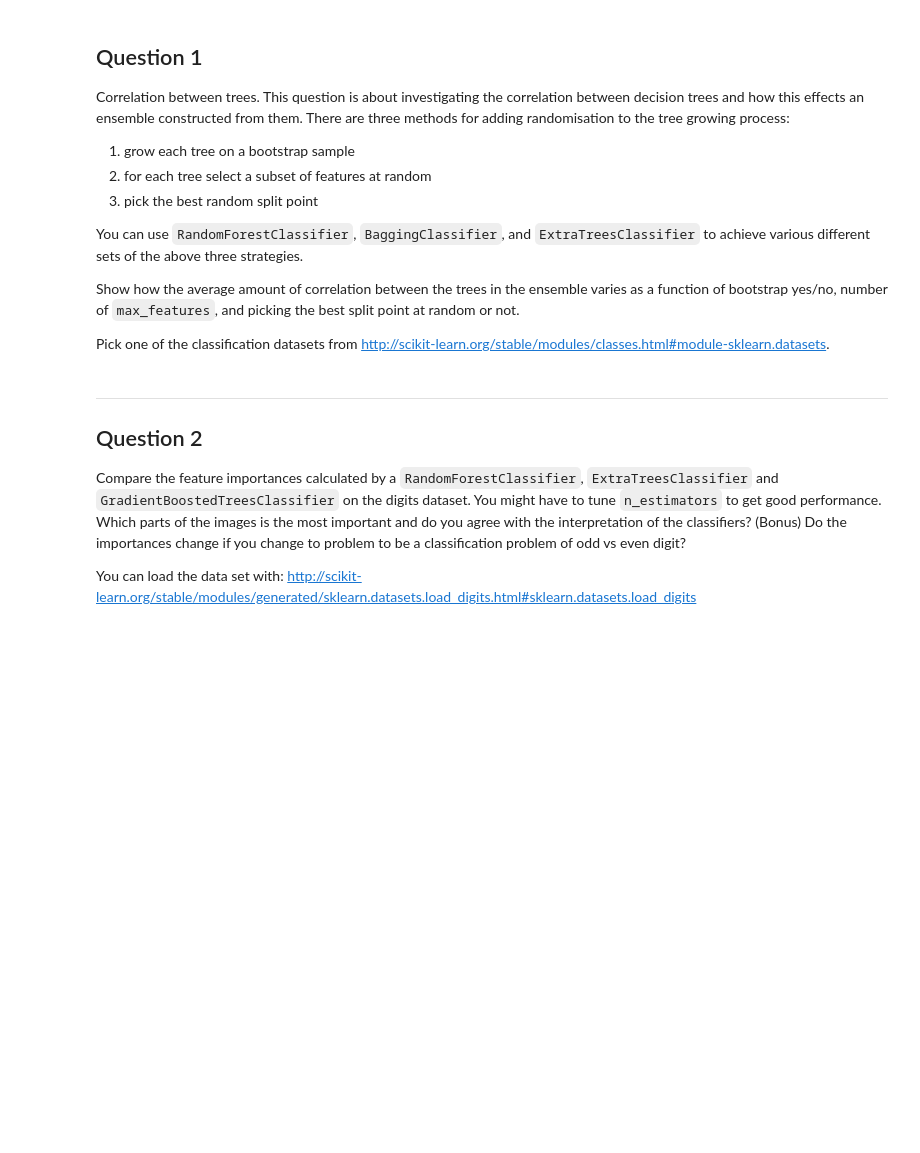
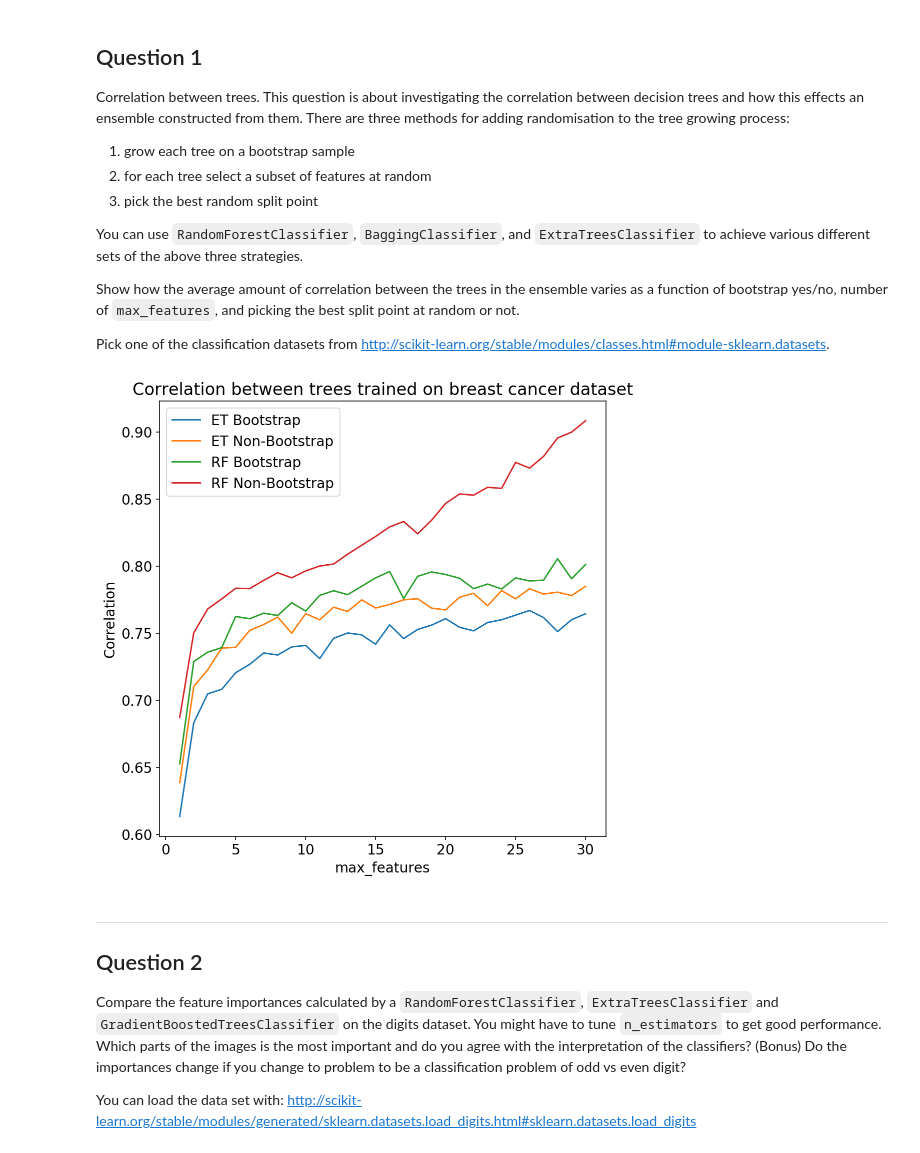
Before and after one commit to JonSulc/advanced-comp-2017, a Jupyter notebook: 02-trees/exercise.ipynb, the cells around one changed output. Saved outputs shown, nothing was run; the diff lists cells and outputs as text; code cells hidden in the pictures; blank space fills up the shorter version.

```diff
--- a/02-trees/exercise.ipynb
+++ b/02-trees/exercise.ipynb
@@ -42,3 +40,59 @@ Pick one of the classification datasets from http://scikit-learn.org/stable/modu
+# %%
+from sklearn.datasets import load_breast_cancer
+from sklearn.model_selection import train_test_split
+from sklearn.ensemble import ExtraTreesClassifier, BaggingClassifier, RandomForestClassifier
+
+n_samples = 400
+n_estimators = 100
+
+X, y = load_breast_cancer(return_X_y=True)
+X_train, X_test, y_train, y_test = train_test_split(X, y, train_size=0.5, random_state=42)
+
+ETcorrelation = {'nonbootstrap':[], 'bootstrap':[]}
+RFcorrelation = {'nonbootstrap':[], 'bootstrap':[]}
+for k in range(1, X.shape[1]+1):
+    clf = ExtraTreesClassifier(n_estimators=n_estimators, bootstrap=False, max_features=k)
+    clf.fit(X_train, y_train)
+    tree_predictions = []
+    for tree in clf.estimators_:
+        tree_predictions.append(tree.predict(X_test))
+    corr = np.corrcoef(tree_predictions)
+    ETcorrelation['nonbootstrap'].append(np.mean(corr[np.triu_indices_from(corr, 1)]))
+
+    clf = ExtraTreesClassifier(n_estimators=n_estimators, bootstrap=True, max_features=k)
+    clf.fit(X_train, y_train)
+    tree_predictions = []
+    for tree in clf.estimators_:
+        tree_predictions.append(tree.predict(X_test))
+    corr = np.corrcoef(tree_predictions)
+    ETcorrelation['bootstrap'].append(np.mean(corr[np.triu_indices_from(corr, 1)]))
+
+    clf = RandomForestClassifier(n_estimators=n_estimators, bootstrap=False, max_features=k)
+    clf.fit(X_train, y_train)
+    tree_predictions = []
+    for tree in clf.estimators_:
+        tree_predictions.append(tree.predict(X_test))
+    corr = np.corrcoef(tree_predictions)
+    RFcorrelation['nonbootstrap'].append(np.mean(corr[np.triu_indices_from(corr, 1)]))
+
+    clf = RandomForestClassifier(n_estimators=n_estimators, bootstrap=True, max_features=k)
+    clf.fit(X_train, y_train)
+    tree_predictions = []
+    for tree in clf.estimators_:
+        tree_predictions.append(tree.predict(X_test))
+    corr = np.corrcoef(tree_predictions)
+    RFcorrelation['bootstrap'].append(np.mean(corr[np.triu_indices_from(corr, 1)]))
+
+plt.plot(range(1, X.shape[1]+1), ETcorrelation['bootstrap'], label='ET Bootstrap')
+plt.plot(range(1, X.shape[1]+1), ETcorrelation['nonbootstrap'], label='ET Non-Bootstrap')
+plt.plot(range(1, X.shape[1]+1), RFcorrelation['bootstrap'], label='RF Bootstrap')
+plt.plot(range(1, X.shape[1]+1), RFcorrelation['nonbootstrap'], label='RF Non-Bootstrap')
+plt.xlabel("max_features")
+plt.ylabel("Correlation")
+plt.title('Correlation between trees trained on breast cancer dataset')
+plt.legend(loc='best');
+# %% [output]
+[figure, added]
 # %% [markdown]
 ---
 
```
Also changed, not shown: parts of 17 cells of this notebook, 1 other file.
